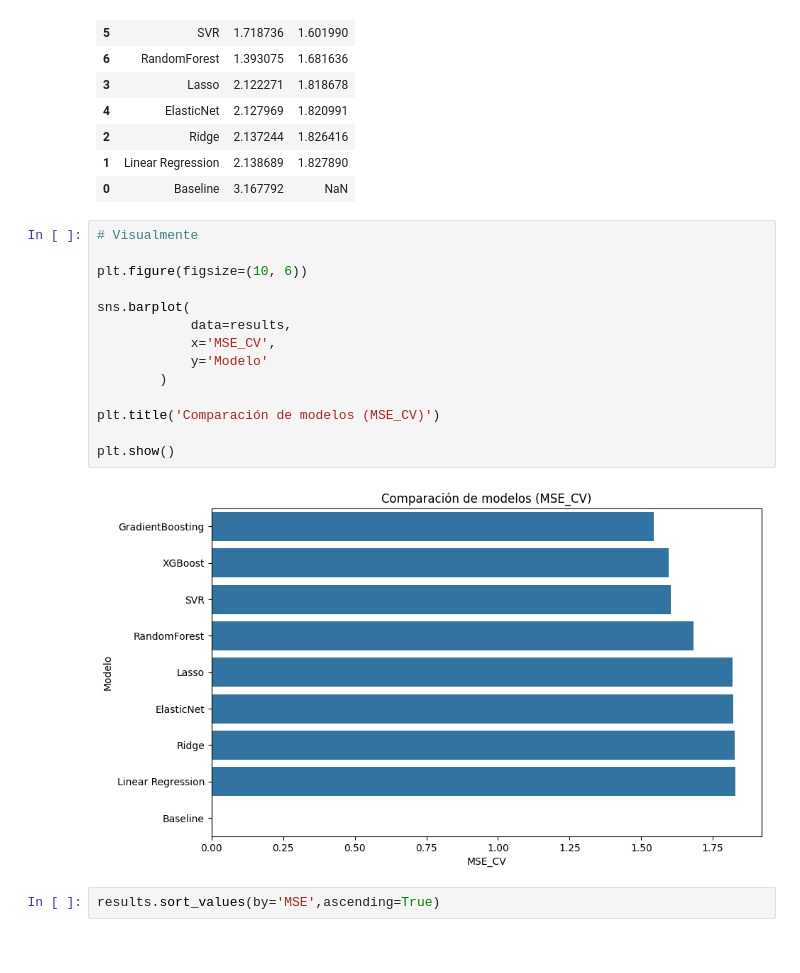
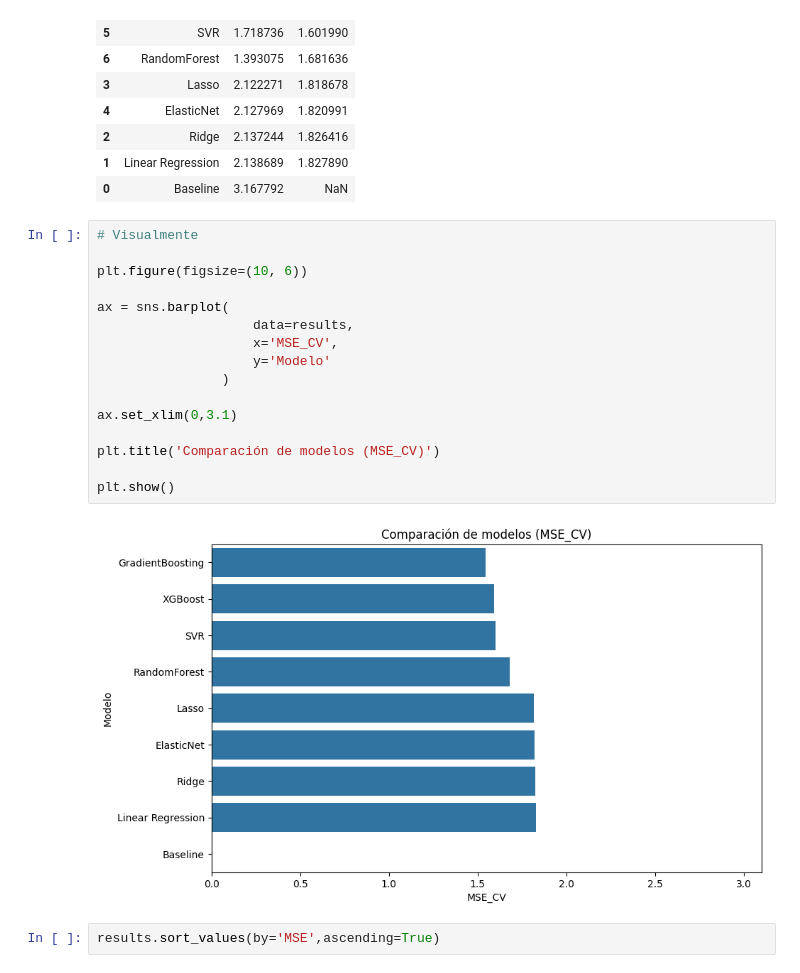
Before and after one commit to sangalgra/supervised-regression-project, a Jupyter notebook: 01_EDA_Modeling.ipynb, the cells around one changed output. Cells and saved outputs as stored; diff of their text form.

```diff
--- a/01_EDA_Modeling.ipynb
+++ b/01_EDA_Modeling.ipynb
@@ -913,19 +909,21 @@ results
 # %%
 # Visualmente
 
 plt.figure(figsize=(10, 6))
 
-sns.barplot(
-            data=results,
-            x='MSE_CV',
-            y='Modelo'
-        )
+ax = sns.barplot(
+                    data=results,
+                    x='MSE_CV',
+                    y='Modelo'
+                )
+
+ax.set_xlim(0,3.1)
 
 plt.title('Comparación de modelos (MSE_CV)')
 
 plt.show()
 # %% [output]
-[figure, old version]
+[figure, new version]
 # %%
 results.sort_values(by='MSE',ascending=True)
 # %% [output]
```
Also changed, not shown: parts of 38 cells of this notebook.
